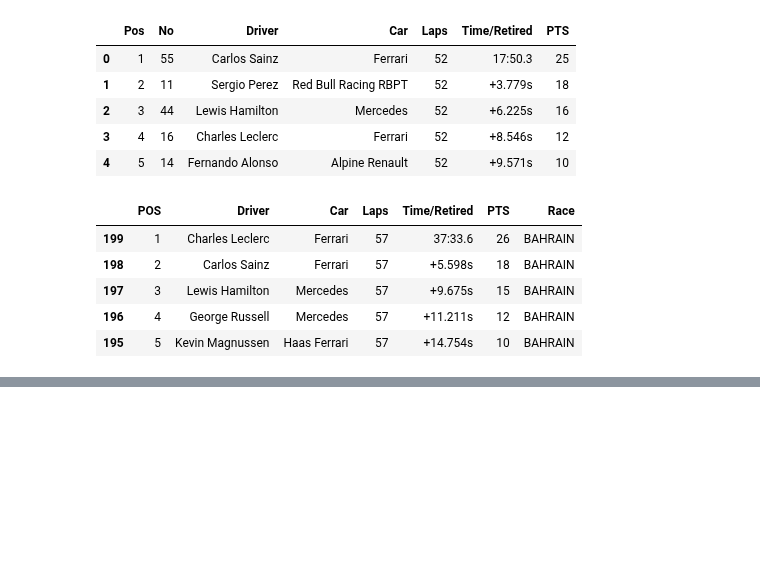
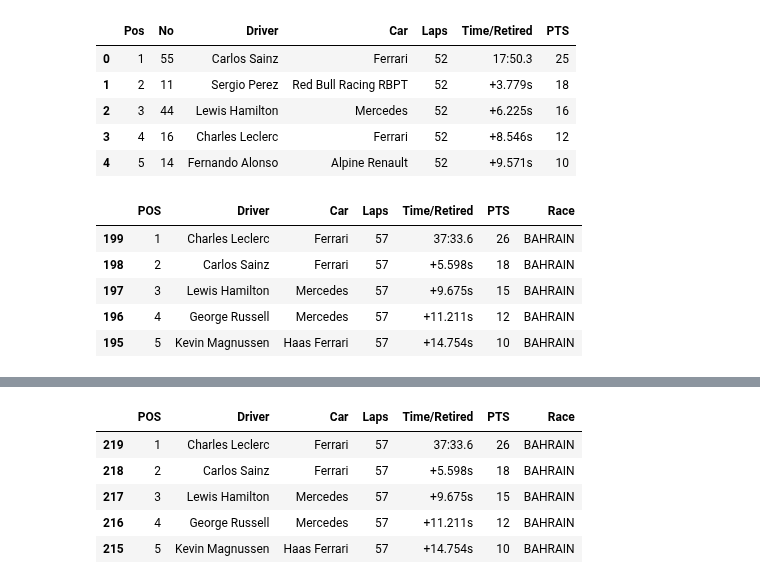
Before and after one commit to JB-26/f1-2022-analysis, a Jupyter notebook: analysis.ipynb, the cells around one changed output, grey strips where cells are left out. Cells and saved outputs as stored; diff of their text form; code cells hidden in the pictures; blank space fills up the shorter version.

```diff
--- a/analysis.ipynb
+++ b/analysis.ipynb
@@ -520,0 +533,26 @@ race_results.head()
+# %%
+driver_count = 0
+
+while driver_count < len(austria_df.index):
+    pos = austria_df.loc[driver_count, 'Pos']
+    driverNo = austria_df.loc[driver_count, 'No']
+    name = austria_df.loc[driver_count, 'Driver']
+    car = austria_df.loc[driver_count, 'Car']
+    laps = austria_df.loc[driver_count, 'Laps']
+    time = austria_df.loc[driver_count, 'Time/Retired']
+    points = austria_df.loc[driver_count, 'PTS']
+
+    # add row
+    race_results.loc[-1] = [pos, name, car, laps, time, points, 'AUSTRIA']
+    # shift the index
+    race_results.index = race_results.index + 1
+    driver_count += 1
+
+race_results.head()
+# %% [output]
+|  | POS | Driver | Car | Laps | Time/Retired | PTS | Race |
+| 219 | 1 | Charles Leclerc | Ferrari | 57 | 37:33.6 | 26 | BAHRAIN |
+| 218 | 2 | Carlos Sainz | Ferrari | 57 | +5.598s | 18 | BAHRAIN |
+| 217 | 3 | Lewis Hamilton | Mercedes | 57 | +9.675s | 15 | BAHRAIN |
+| 216 | 4 | George Russell | Mercedes | 57 | +11.211s | 12 | BAHRAIN |
+| 215 | 5 | Kevin Magnussen | Haas Ferrari | 57 | +14.754s | 10 | BAHRAIN |
```
Also changed, not shown: parts of 2 cells of this notebook, 5 other files.
